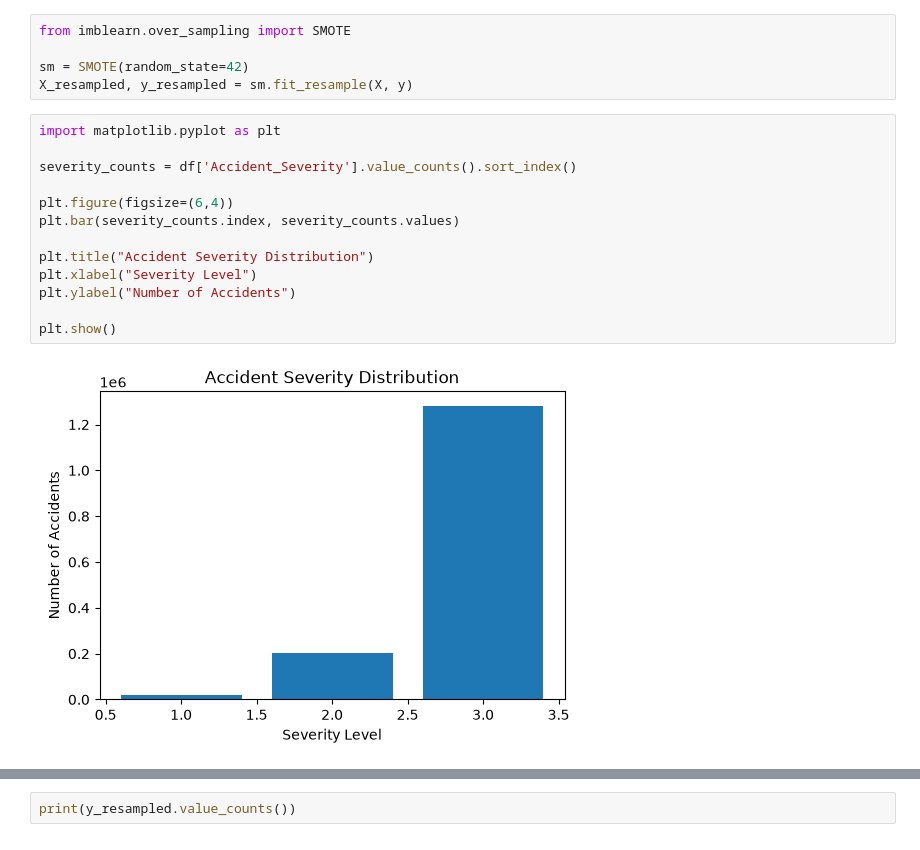
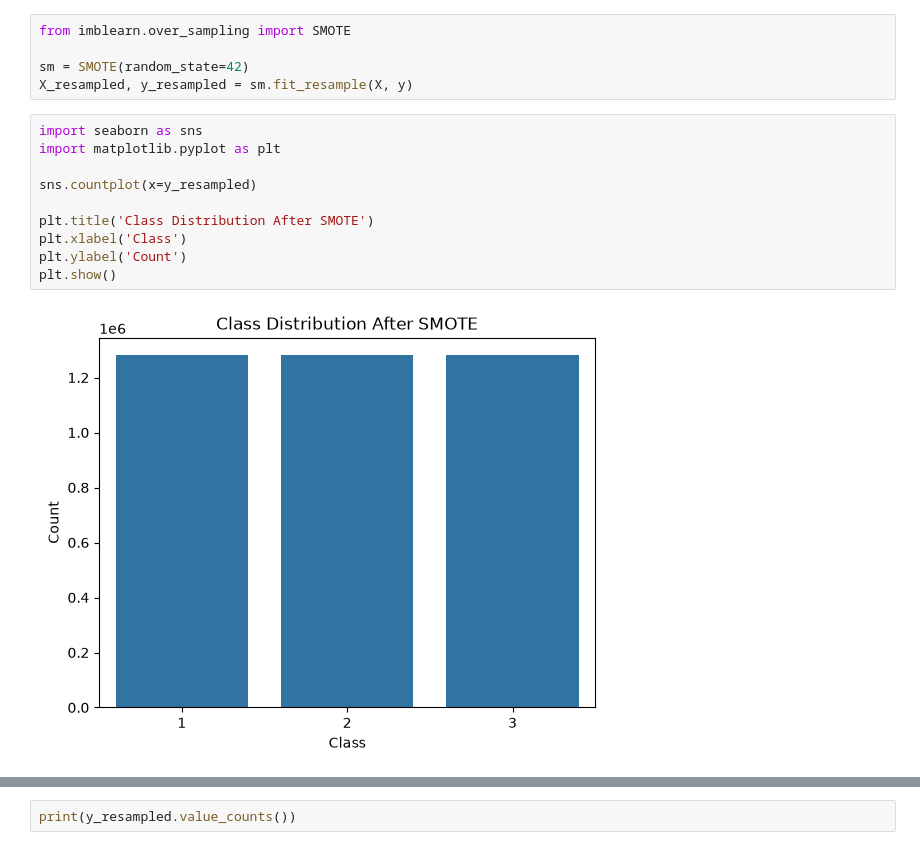
Before and after one commit to SameepSharma714/Road-Accidents-Severity-Prediction, a Jupyter notebook: RASP.ipynb, the cells around one changed output, grey strips where cells are left out. Saved outputs shown, nothing was run; the diff lists cells and outputs as text.

```diff
--- a/RASP.ipynb
+++ b/RASP.ipynb
@@ -367,18 +382,15 @@ from imblearn.over_sampling import SMOTE
 
 sm = SMOTE(random_state=42)
 X_resampled, y_resampled = sm.fit_resample(X, y)
-# %%
-import matplotlib.pyplot as plt
-
-severity_counts = df['Accident_Severity'].value_counts().sort_index()
-
-plt.figure(figsize=(6,4))
-plt.bar(severity_counts.index, severity_counts.values)
-
-plt.title("Accident Severity Distribution")
-plt.xlabel("Severity Level")
-plt.ylabel("Number of Accidents")
-
-plt.show()
-# %% [output]
-[figure, removed]
+# %%
+import seaborn as sns
+import matplotlib.pyplot as plt
+
+sns.countplot(x=y_resampled)
+
+plt.title('Class Distribution After SMOTE')
+plt.xlabel('Class')
+plt.ylabel('Count')
+plt.show()
+# %% [output]
+[figure, added]
```
Also changed, not shown: parts of 14 cells of this notebook.
